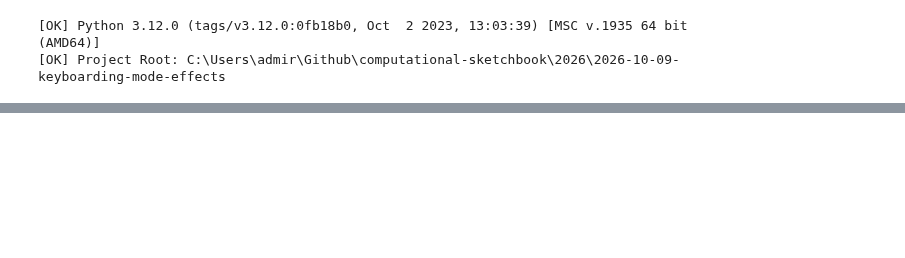
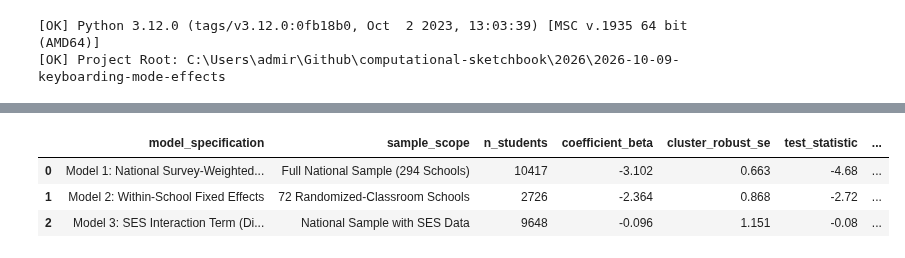
Before and after one commit to admiralorbiter/computational-sketchbook, a Jupyter notebook: 2026/2026-10-09-keyboarding-mode-effects/notebooks/02_timss_2019_mode_effects.ipynb, the cells around one changed output, grey strips where cells are left out. Saved outputs shown, nothing was run; the diff lists cells and outputs as text; code cells hidden in the pictures; blank space fills up the shorter version.

```diff
--- a/2026/2026-10-09-keyboarding-mode-effects/notebooks/02_timss_2019_mode_effects.ipynb
+++ b/2026/2026-10-09-keyboarding-mode-effects/notebooks/02_timss_2019_mode_effects.ipynb
@@ -163,0 +203,8 @@ display(df_sub)
+# %%
+df_reg = pd.read_csv(TABLES_DIR / "table10_timss_2019_econometric_models.csv")
+display(df_reg)
+# %% [output]
+|  | model_specification | sample_scope | n_students | coefficient_beta | cluster_robust_se | test_statistic | ... |
+| 0 | Model 1: National Survey-Weighted... | Full National Sample (294 Schools) | 10417 | -3.102 | 0.663 | -4.68 | ... |
+| 1 | Model 2: Within-School Fixed Effects | 72 Randomized-Classroom Schools | 2726 | -2.364 | 0.868 | -2.72 | ... |
+| 2 | Model 3: SES Interaction Term (Di... | National Sample with SES Data | 9648 | -0.096 | 1.151 | -0.08 | ... |
```
Also changed, not shown: parts of 29 cells of this notebook, 23 other files.
